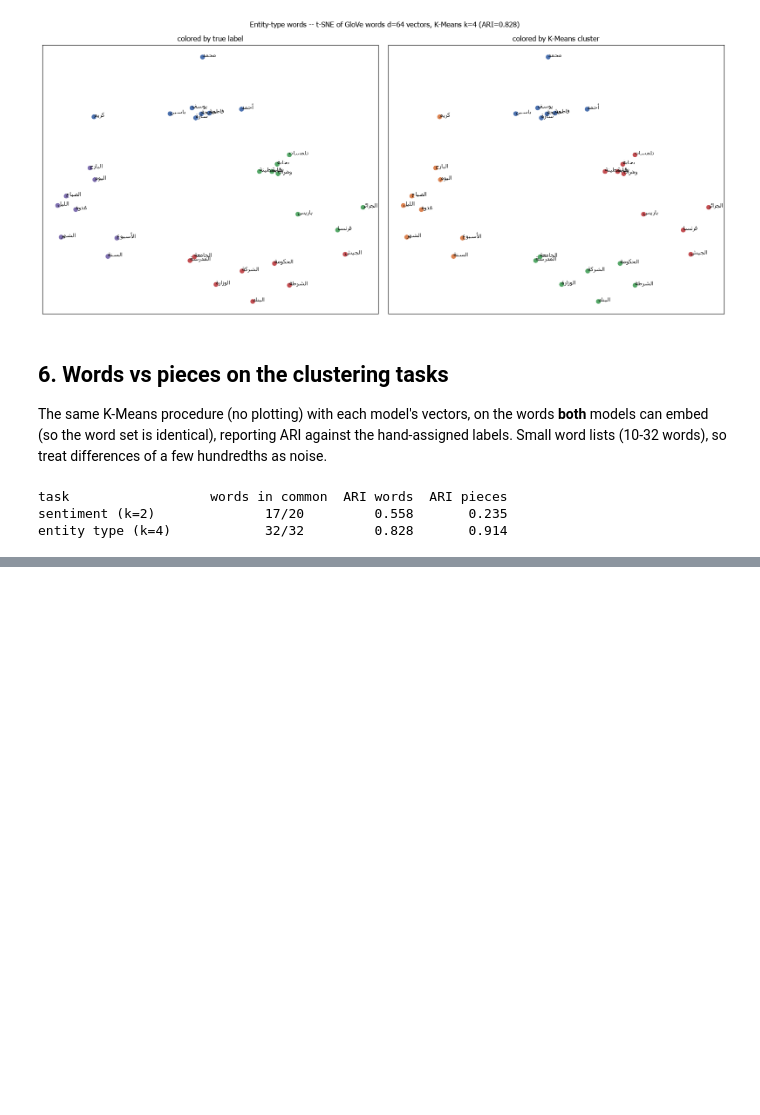
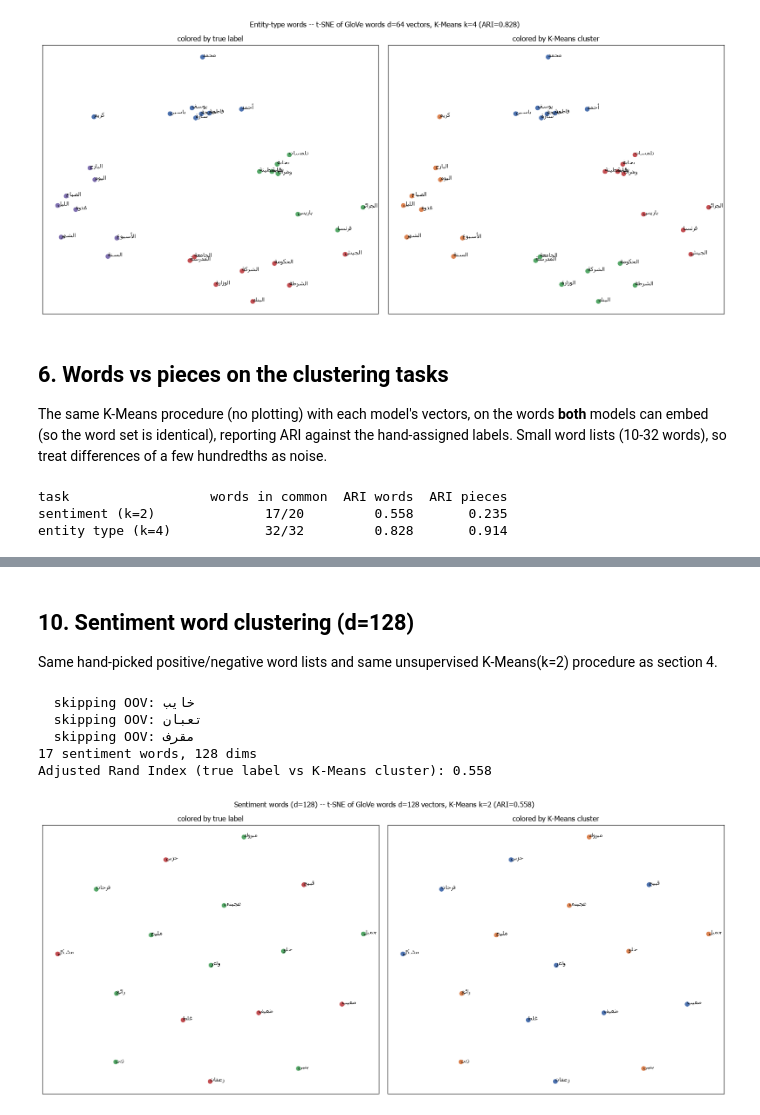
Before and after one commit to nasro-bay/DarijaDZ, a Jupyter notebook: Embeddings/glove/glove_eval.ipynb, the cells around one changed output, grey strips where cells are left out. Saved outputs shown, nothing was run; the diff lists cells and outputs as text; code cells hidden in the pictures; blank space fills up the shorter version.

```diff
--- a/Embeddings/glove/glove_eval.ipynb
+++ b/Embeddings/glove/glove_eval.ipynb
@@ -406,15 +406,16 @@ NEGATIVE_WORDS = ["\u062e\u0627\u064a\u0628", "\u0642\u0628\u064a\u062d", "\u062
 # khayeb, qbih, hzin, za3fan, mochkel, t3ban, ghalt, s3ib, mqarref, dh3if
 
 
-def build_word_group_vectors(groups: dict[str, list[str]]):
+def build_word_group_vectors(groups: dict[str, list[str]], embed_fn=None):
     """Flattens a {label: [words]} dict into (X, words, true_labels),
     dropping any word get_word_vector can't produce a vector for (fully
     OOV under the tokenizer -- shouldn't happen for BPE, kept as a guard).
     """
+    embed_fn = embed_fn or get_word_vector
     vecs, words, labels = [], [], []
     for label, ws in groups.items():
         for w in ws:
-            v = get_word_vector(w)
+            v = embed_fn(w)
             if v is None:
                 print(f"  skipping OOV: {w}")
                 continue
@@ -424,7 +425,7 @@ def build_word_group_vectors(groups: dict[str, list[str]]):
     return np.stack(vecs), words, labels
 
 
-def plot_clustering(X, words, true_labels, true_colors, k, title):
+def plot_clustering(X, words, true_labels, true_colors, k, title, model_label=None):
     """Fits K-Means(k) on the raw vectors, projects the same vectors to 2D
     via t-SNE for visualization only, and plots true-label vs cluster-
     assignment side by side. Returns the fitted KMeans and the ARI.
@@ -450,7 +451,7 @@ def plot_clustering(X, words, true_labels, true_colors, k, title):
         ax.set_title(subtitle)
         ax.set_xticks([])
         ax.set_yticks([])
-    fig.suptitle(f"{title} -- t-SNE of {MODEL_LABEL} vectors, K-Means k={k} (ARI={ari:.3f})")
+    fig.suptitle(f"{title} -- t-SNE of {model_label or MODEL_LABEL} vectors, K-Means k={k} (ARI={ari:.3f})")
     plt.tight_layout()
     plt.show()
     return kmeans, ari
@@ -537,0 +661,21 @@ entity type (k=4)            32/32         0.828       0.914
+# %% [markdown]
+## 10. Sentiment word clustering (d=128)
+
+Same hand-picked positive/negative word lists and same unsupervised K-Means(k=2) procedure as section 4.
+# %%
+sent_X_128, sent_words_128, sent_true_labels_128 = build_word_group_vectors(
+    {"positive": POSITIVE_WORDS, "negative": NEGATIVE_WORDS}, embed_fn=get_word_vector_128
+)
+print(f"{sent_X_128.shape[0]} sentiment words, {sent_X_128.shape[1]} dims")
+
+sent_kmeans_128, sent_ari_128 = plot_clustering(
+    sent_X_128, sent_words_128, sent_true_labels_128, sent_colors, k=2,
+    title="Sentiment words (d=128)", model_label=MODEL_LABEL_128,
+)
+# %% [output]
+  skipping OOV: خايب
+  skipping OOV: تعبان
+  skipping OOV: مقرف
+17 sentiment words, 128 dims
+Adjusted Rand Index (true label vs K-Means cluster): 0.558
+[figure, added]
```
Also changed, not shown: parts of 13 cells of this notebook, 13 other files.
